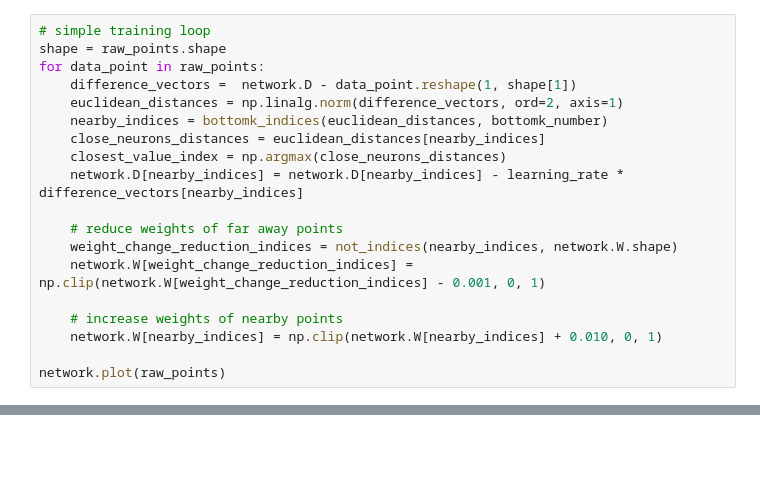
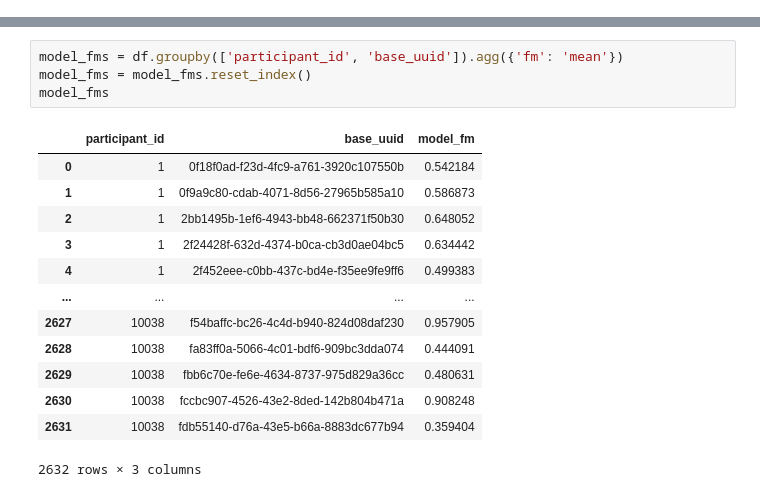
Before and after one commit to aballari9/CAB-Final-Project, a Jupyter notebook: src/hebbian_inhibitive_learning.ipynb, the cells around one changed output, grey strips where cells are left out. Saved outputs shown, nothing was run; the diff lists cells and outputs as text; blank space fills up the shorter version.

```diff
--- a/src/hebbian_inhibitive_learning.ipynb
+++ b/src/hebbian_inhibitive_learning.ipynb
@@ -86,19 +159,0 @@ network.plot(raw_points)
-# %%
-# simple training loop
-shape = raw_points.shape
-for data_point in raw_points:
-    difference_vectors =  network.D - data_point.reshape(1, shape[1])
-    euclidean_distances = np.linalg.norm(difference_vectors, ord=2, axis=1)
-    nearby_indices = bottomk_indices(euclidean_distances, bottomk_number)
-    close_neurons_distances = euclidean_distances[nearby_indices]
-    closest_value_index = np.argmax(close_neurons_distances)
-    network.D[nearby_indices] = network.D[nearby_indices] - learning_rate * difference_vectors[nearby_indices]
-
-    # reduce weights of far away points
-    weight_change_reduction_indices = not_indices(nearby_indices, network.W.shape)
-    network.W[weight_change_reduction_indices] = np.clip(network.W[weight_change_reduction_indices] - 0.001, 0, 1)
-
-    # increase weights of nearby points
-    network.W[nearby_indices] = np.clip(network.W[nearby_indices] + 0.010, 0, 1)
-
-network.plot(raw_points)
@@ -133,0 +215,18 @@ network.plot(raw_points)
+# %%
+model_fms = df.groupby(['participant_id', 'base_uuid']).agg({'fm': 'mean'})
+model_fms = model_fms.reset_index()
+model_fms
+# %% [output]
+|  | participant_id | base_uuid | model_fm |
+| 0 | 1 | 0f18f0ad-f23d-4fc9-a761-3920c107550b | 0.542184 |
+| 1 | 1 | 0f9a9c80-cdab-4071-8d56-27965b585a10 | 0.586873 |
+| 2 | 1 | 2bb1495b-1ef6-4943-bb48-662371f50b30 | 0.648052 |
+| 3 | 1 | 2f24428f-632d-4374-b0ca-cb3d0ae04bc5 | 0.634442 |
+| 4 | 1 | 2f452eee-c0bb-437c-bd4e-f35ee9fe9ff6 | 0.499383 |
+| ... | ... | ... | ... |
+| 2627 | 10038 | f54baffc-bc26-4c4d-b940-824d08daf230 | 0.957905 |
+| 2628 | 10038 | fa83ff0a-5066-4c01-bdf6-909bc3dda074 | 0.444091 |
+| 2629 | 10038 | fbb6c70e-fe6e-4634-8737-975d829a36cc | 0.480631 |
+| 2630 | 10038 | fccbc907-4526-43e2-8ded-142b804b471a | 0.908248 |
+| 2631 | 10038 | fdb55140-d76a-43e5-b66a-8883dc677b94 | 0.359404 |
+2632 rows × 3 columns
```
Also changed, not shown: parts of 18 cells of this notebook, 5 other files.
